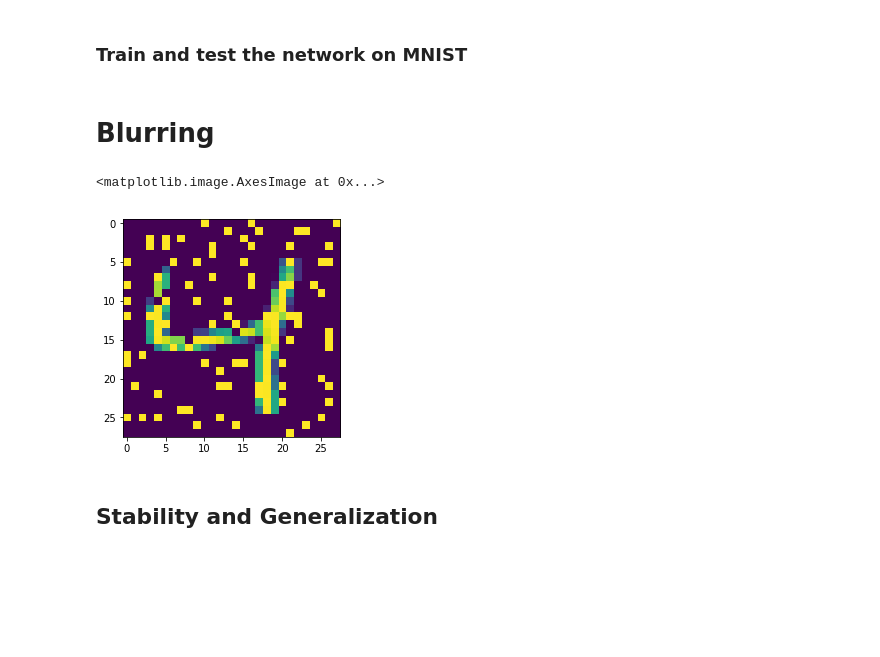
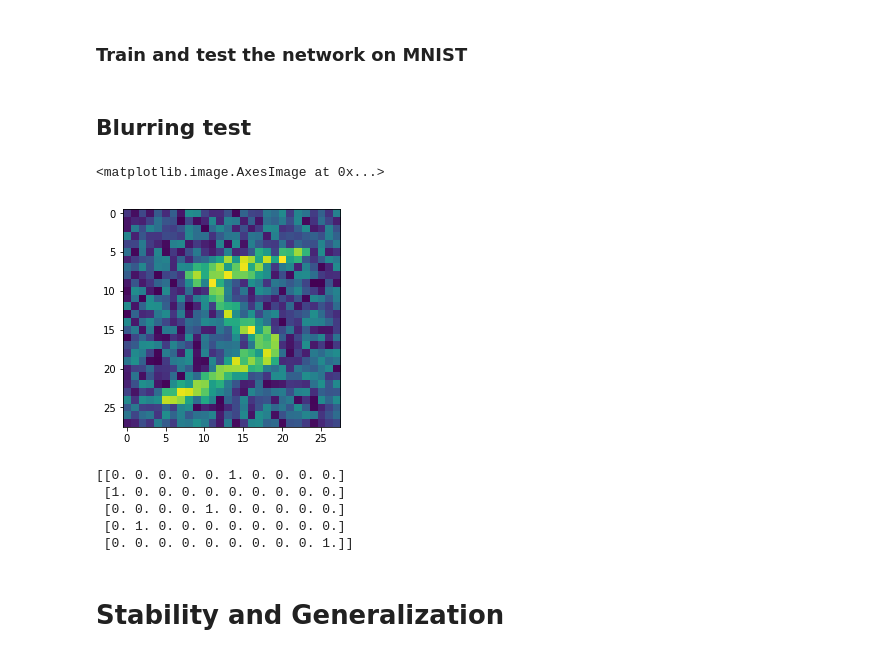
Before and after one commit to AdhyyanNarang/unify, a Jupyter notebook: scripts/Notebooks/corruption_expt.ipynb, the cells around one changed output. Drawn from its saved outputs; the diff is of its cells as text; code cells hidden in the pictures; blank space fills up the shorter version.

```diff
--- a/scripts/Notebooks/corruption_expt.ipynb
+++ b/scripts/Notebooks/corruption_expt.ipynb
@@ -105,19 +107,27 @@ def compile_train_test(x_train, y_train, x_test, y_test, reg, corrupt_func = Non
 # %% [markdown]
-# Blurring
+## Blurring test
 # %%
 from mnist_corruption import gaussian_blurring, corrupt_data, random_perturbation, random_blackout_whiteout
 # %%
-x_small = x_train[0:3]
+x_small = x_train[0:5]
 
-x_corrupted_small = random_blackout_whiteout(x_small)
+x_corrupted_small = corrupt_data(x_small, int(np.round(0.4 * x_small.shape[0])), random_perturbation)
 x_corrupted_reshaped = x_corrupted_small.reshape((x_corrupted_small.shape[0], 784))
 # %%
-plt.imshow(x_corrupted_small[2])
+plt.imshow(x_corrupted_small[0])
 # %% [output]
 <matplotlib.image.AxesImage at 0x...>
-[figure, old version]
+[figure, new version]
+# %%
+print(y_train[0:5])
+# %% [output]
+[[0. 0. 0. 0. 0. 1. 0. 0. 0. 0.]
+ [1. 0. 0. 0. 0. 0. 0. 0. 0. 0.]
+ [0. 0. 0. 0. 1. 0. 0. 0. 0. 0.]
+ [0. 1. 0. 0. 0. 0. 0. 0. 0. 0.]
+ [0. 0. 0. 0. 0. 0. 0. 0. 0. 1.]]
 # %% [markdown]
-## Stability and Generalization
+# Stability and Generalization
 # %%
 from adv_util import create_fully_connected
 # %%
```
Also changed, not shown: parts of 26 cells of this notebook, 42 other files.
